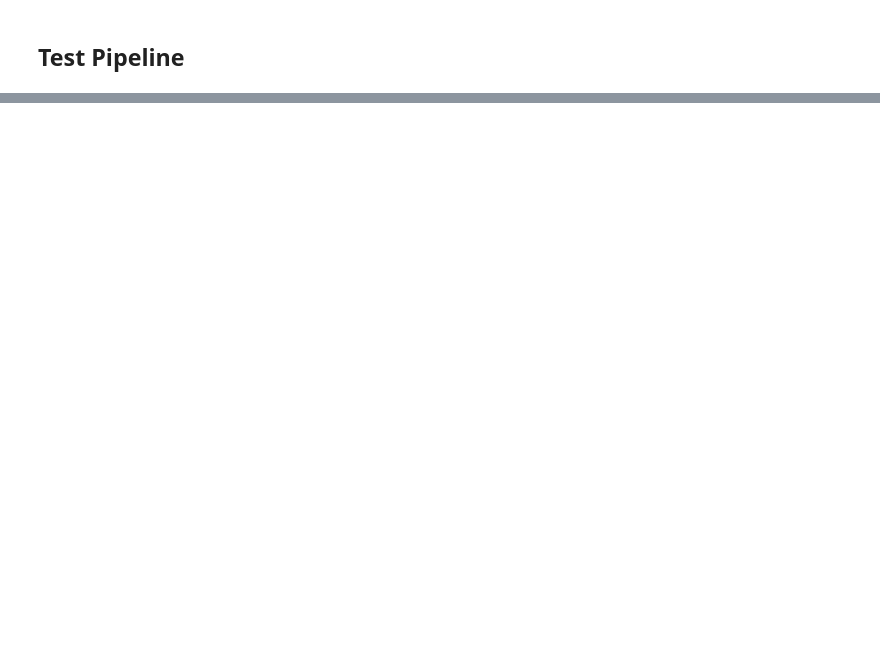
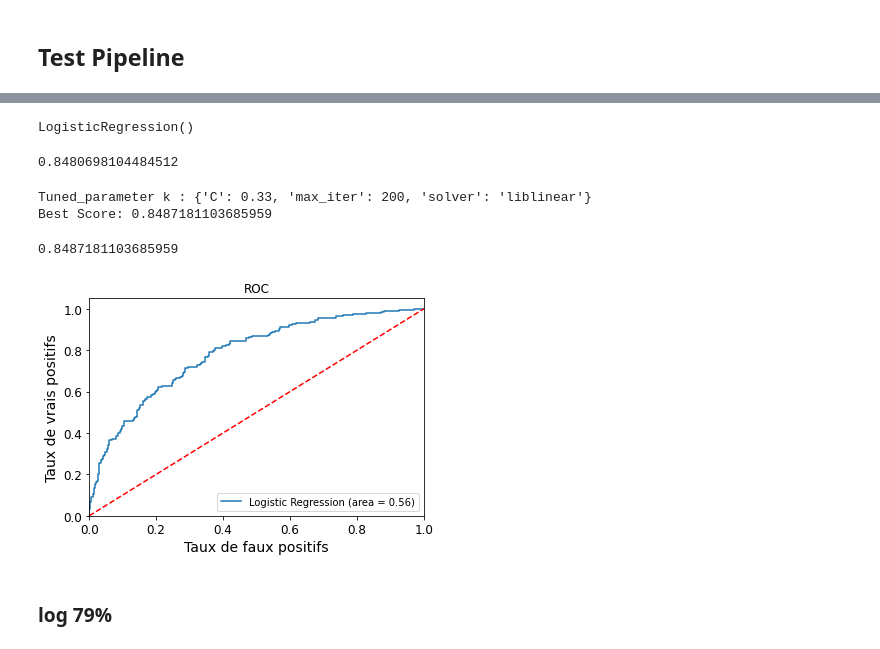
Before and after one commit to KindPixel/Projet-IA, a Jupyter notebook: ProjetIA - RegLog.ipynb, the cells around one changed output, grey strips where cells are left out. Saved outputs shown, nothing was run; the diff lists cells and outputs as text; code cells hidden in the pictures; blank space fills up the shorter version.

```diff
--- a/ProjetIA - RegLog.ipynb
+++ b/ProjetIA - RegLog.ipynb
@@ -284,0 +354,6 @@ X_train, X_test, y_train, y_test = train_test_split(x, y, train_size=0.7, test_s
+# %%
+from sklearn.linear_model import LogisticRegression
+classifier = LogisticRegression()
+classifier.fit(X_train, y_train)
+# %% [output]
+LogisticRegression()
@@ -285 +365,46 @@ X_train, X_test, y_train, y_test = train_test_split(x, y, train_size=0.7, test_s
+# %%
+from sklearn.model_selection import cross_val_score
+accuracies = cross_val_score(estimator = classifier, X = X_train, y = y_train, cv = 10)
+accuracies.mean()
+# %% [output]
+0.8480698104484512
+# %%
+from sklearn.model_selection import GridSearchCV
+grid = {"C": np.arange(0.3,0.4,0.01),
+        "solver": ["newton-cg", "lbfgs", "liblinear", "sag", "saga"],
+        "max_iter": [200]
+       }
+classifier_opt = GridSearchCV(classifier, grid, scoring = 'accuracy', cv=10)
+classifier_opt.fit(X_train,y_train)
+print("Tuned_parameter k : {}".format(classifier_opt.best_params_))
+print("Best Score: {}".format(classifier_opt.best_score_))
+# %% [output]
+Tuned_parameter k : {'C': 0.33, 'max_iter': 200, 'solver': 'liblinear'}
+Best Score: 0.8487181103685959
+# %%
+classifier = LogisticRegression(C=0.33, solver="liblinear", max_iter=200)
+classifier.fit(X_train, y_train)
+accuracies = cross_val_score(estimator = classifier, X = X_train, y = y_train, cv = 10)
+accuracies.mean()
+# %% [output]
+0.8487181103685959
+# %%
+from sklearn.metrics import roc_auc_score
+from sklearn.metrics import roc_curve
+logit_roc_auc = roc_auc_score(y_test, classifier.predict(X_test))
+fpr, tpr, thresholds = roc_curve(y_test, classifier.predict_proba(X_test)[:,1])
+plt.figure()
+plt.plot(fpr, tpr, label='Logistic Regression (area = %0.2f)' % logit_roc_auc)
+plt.plot([0, 1], [0, 1],'r--')
+plt.xlim([0.0, 1.0])
+plt.ylim([0.0, 1.05])
+plt.xlabel('Taux de faux positifs')
+plt.ylabel('Taux de vrais positifs')
+plt.title('ROC')
+plt.legend(loc="lower right")
+plt.show()
+# %% [output]
+[figure, added]
+# %% [markdown]
+### log 79%
 # %%
```
Also changed, not shown: parts of 30 cells of this notebook.
